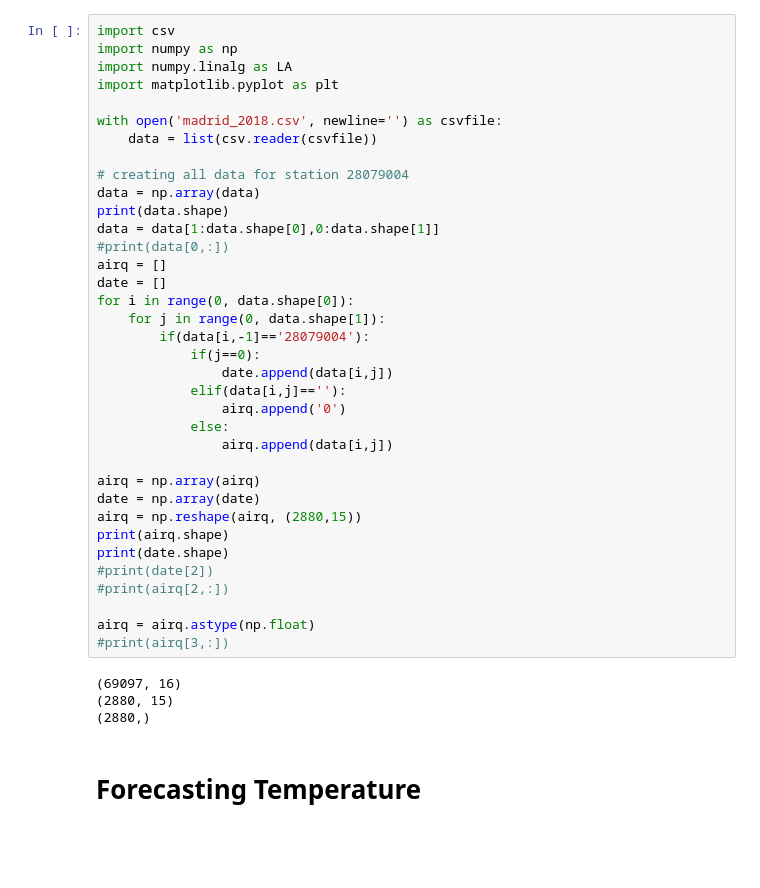
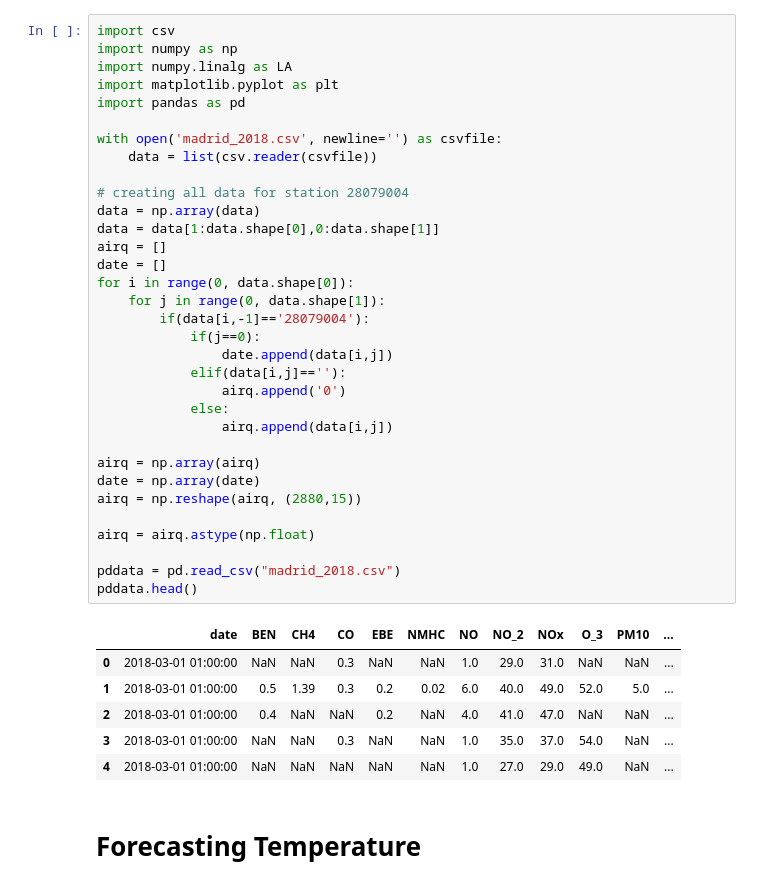
Before and after one commit to safashaikh/MLFinalProj, a Jupyter notebook: Forecasting Temperature.ipynb, the cells around one changed output. Drawn from its saved outputs; the diff is of its cells as text; blank space fills up the shorter version.

```diff
--- a/Forecasting Temperature.ipynb
+++ b/Forecasting Temperature.ipynb
@@ -9,43 +7,43 @@ However a lot of data is missing per station. And there is no one air quality fe
 # %%
 import csv
 import numpy as np
 import numpy.linalg as LA
 import matplotlib.pyplot as plt
+import pandas as pd
 
 with open('madrid_2018.csv', newline='') as csvfile:
     data = list(csv.reader(csvfile))
 
 # creating all data for station 28079004
 data = np.array(data)
-print(data.shape)
 data = data[1:data.shape[0],0:data.shape[1]]
-#print(data[0,:])
 airq = []
 date = []
 for i in range(0, data.shape[0]):
     for j in range(0, data.shape[1]):
         if(data[i,-1]=='28079004'):
             if(j==0):
                 date.append(data[i,j])
             elif(data[i,j]==''):
                 airq.append('0')
             else:
                 airq.append(data[i,j])
 
 airq = np.array(airq)
 date = np.array(date)
 airq = np.reshape(airq, (2880,15))
-print(airq.shape)
-print(date.shape)
-#print(date[2])
-#print(airq[2,:])
 
 airq = airq.astype(np.float)
-#print(airq[3,:])
+
+pddata = pd.read_csv("madrid_2018.csv")
+pddata.head()
 # %% [output]
-(69097, 16)
-(2880, 15)
-(2880,)
+|  | date | BEN | CH4 | CO | EBE | NMHC | NO | NO_2 | NOx | O_3 | PM10 | ... |
+| 0 | 2018-03-01 01:00:00 | NaN | NaN | 0.3 | NaN | NaN | 1.0 | 29.0 | 31.0 | NaN | NaN | ... |
+| 1 | 2018-03-01 01:00:00 | 0.5 | 1.39 | 0.3 | 0.2 | 0.02 | 6.0 | 40.0 | 49.0 | 52.0 | 5.0 | ... |
+| 2 | 2018-03-01 01:00:00 | 0.4 | NaN | NaN | 0.2 | NaN | 4.0 | 41.0 | 47.0 | NaN | NaN | ... |
+| 3 | 2018-03-01 01:00:00 | NaN | NaN | 0.3 | NaN | NaN | 1.0 | 35.0 | 37.0 | 54.0 | NaN | ... |
+| 4 | 2018-03-01 01:00:00 | NaN | NaN | NaN | NaN | NaN | 1.0 | 27.0 | 29.0 | 49.0 | NaN | ... |
 # %% [markdown]
 # Forecasting Temperature
 # %%
```
Also changed, not shown: parts of 22 cells of this notebook.
